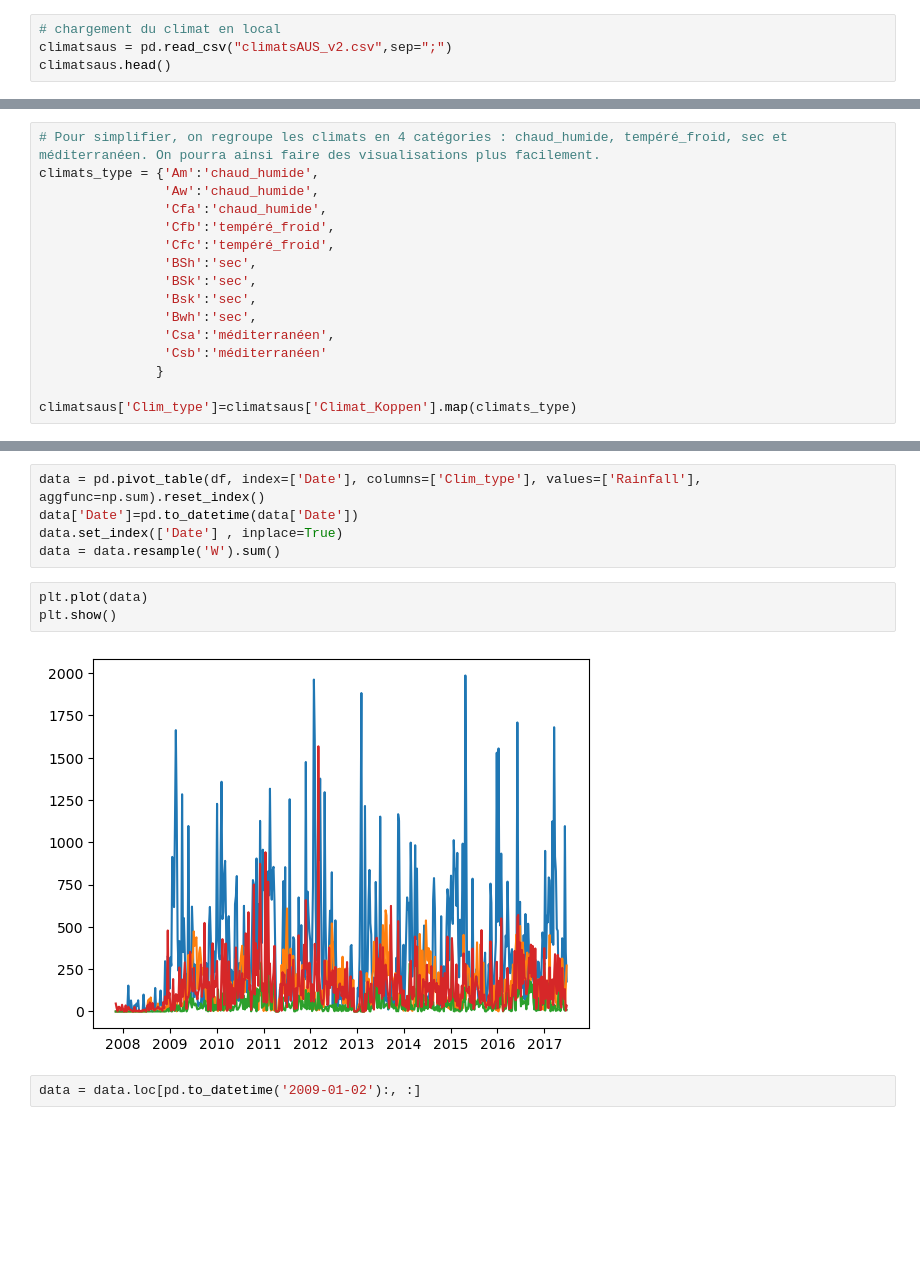
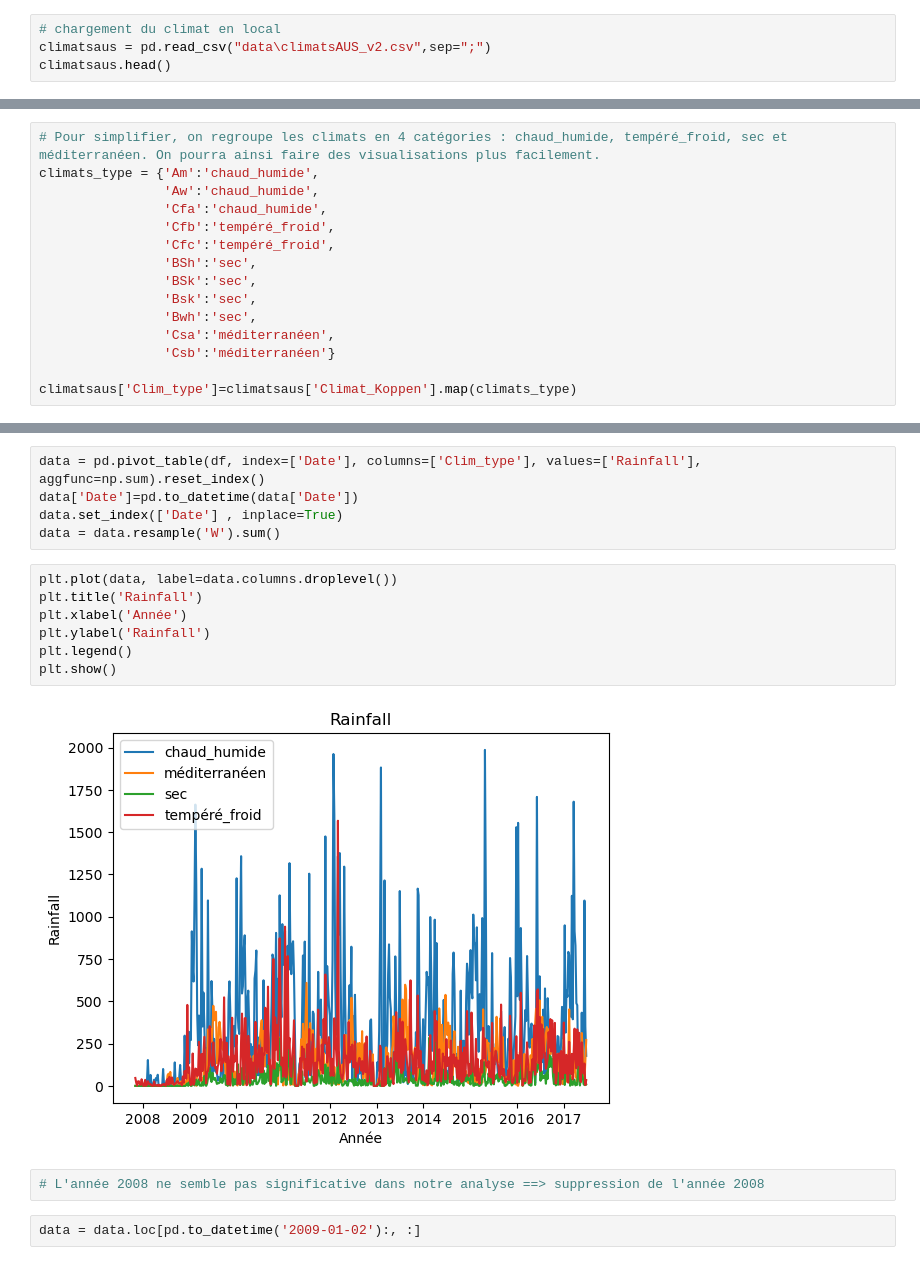
Before and after one commit to jo-charles/pyAusRainfall, a Jupyter notebook: pyAusRainfall_Time_series.ipynb, the cells around one changed output, grey strips where cells are left out. Cells and saved outputs as stored; diff of their text form; blank space fills up the shorter version.

```diff
--- a/pyAusRainfall_Time_series.ipynb
+++ b/pyAusRainfall_Time_series.ipynb
@@ -23,7 +23,7 @@ df.head()
 5 rows × 23 columns
 # %%
 # chargement du climat en local
-climatsaus = pd.read_csv("climatsAUS_v2.csv",sep=";")
+climatsaus = pd.read_csv("data\climatsAUS_v2.csv",sep=";")
 climatsaus.head()
 # %% [output]
 |  | Location | Climat_Koppen |
@@ -44,8 +44,7 @@ climats_type = {'Am':'chaud_humide',
                 'Bsk':'sec',
                 'Bwh':'sec',
                 'Csa':'méditerranéen',
-                'Csb':'méditerranéen'
-               }
+                'Csb':'méditerranéen'}
 
 climatsaus['Clim_type']=climatsaus['Climat_Koppen'].map(climats_type)
 # %%
@@ -56,10 +55,16 @@ data['Date']=pd.to_datetime(data['Date'])
 data.set_index(['Date'] , inplace=True)
 data = data.resample('W').sum()
 # %%
-plt.plot(data)
+plt.plot(data, label=data.columns.droplevel())
+plt.title('Rainfall')
+plt.xlabel('Année')
+plt.ylabel('Rainfall')
+plt.legend()
 plt.show()
 # %% [output]
-[figure, old version]
+[figure, new version]
+# %%
+# L'année 2008 ne semble pas significative dans notre analyse ==> suppression de l'année 2008
 # %%
 data = data.loc[pd.to_datetime('2009-01-02'):, :]
 # %% [markdown]
```
Also changed, not shown: parts of 2 cells of this notebook.
